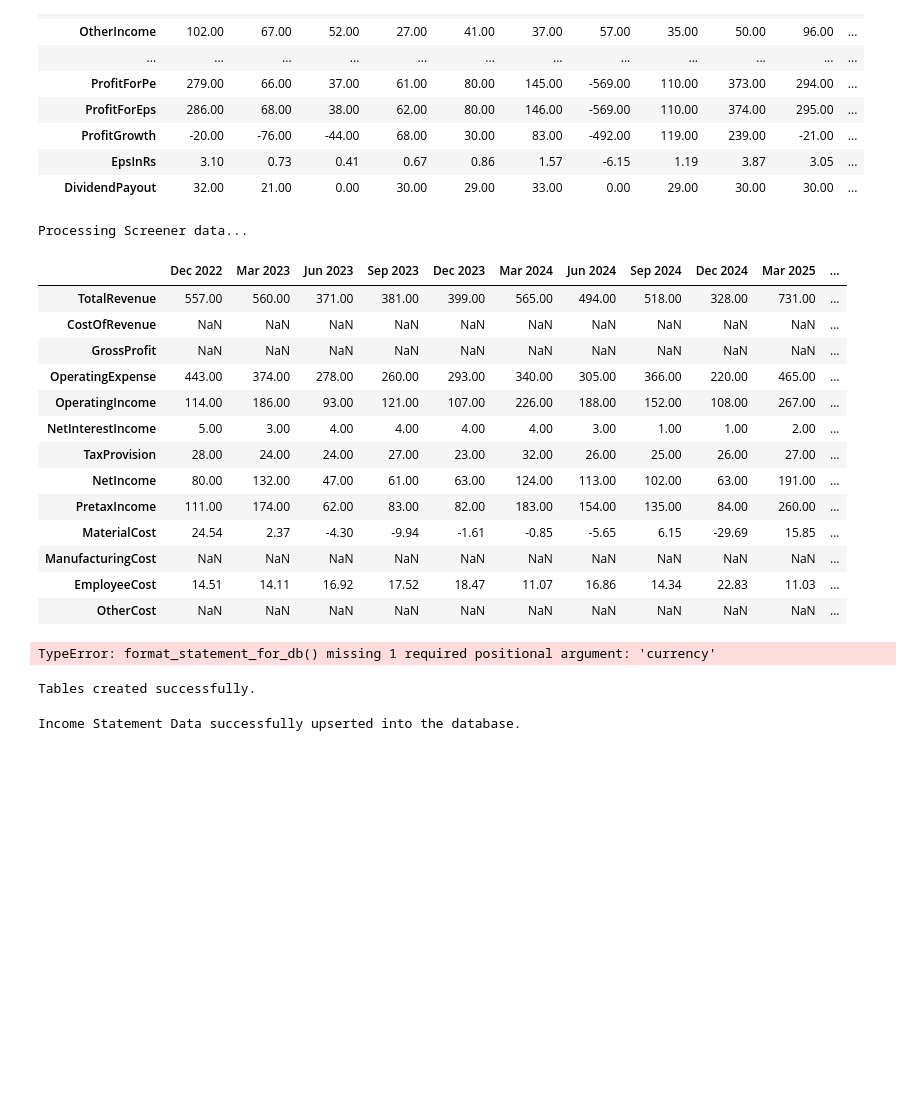
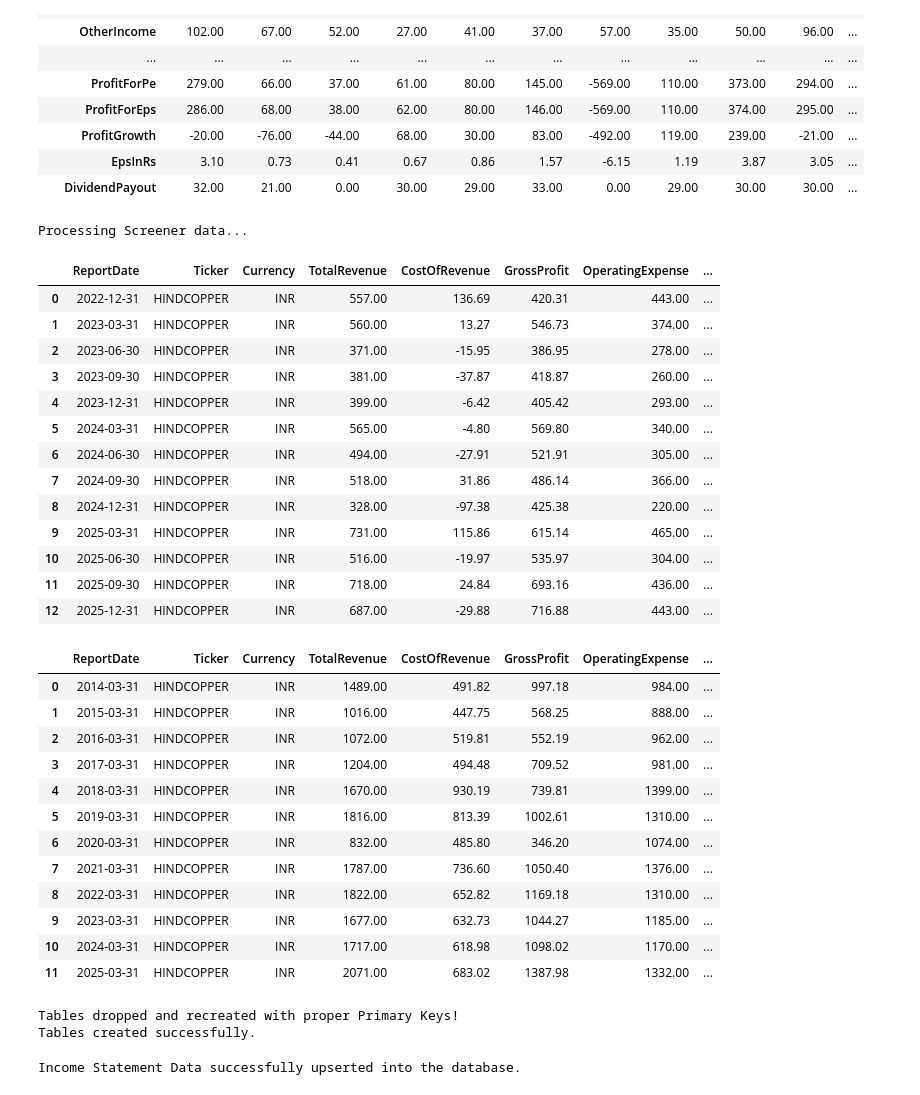
Before and after one commit to ashishmaharana188/financial_ETL_project, a Jupyter notebook: statementScrape.ipynb, the cells around one changed output. Saved outputs shown, nothing was run; the diff lists cells and outputs as text; code cells hidden in the pictures; blank space fills up the shorter version.

```diff
--- a/statementScrape.ipynb
+++ b/statementScrape.ipynb
@@ -681,50 +681,62 @@ elif use_yfinance:
 
     clean_yearly_income_statement = format_statement_for_db(
         dfIncomeStatementY, ittelson_income_statement_columns,tickerName.ticker,currency=stmt_currency,multiplier=stmt_multiplier, transpose=True)
     display(clean_yearly_income_statement)
 else:
     print("Processing Screener data...")
 
     stmt_currency = 'INR'
     stmt_multiplier = 10.0
 
     #include extra keys with normalization for further calulation - keys will be dropped at format_statement_for_db call
     keys_to_fetch = ittelson_income_statement_columns + [
         'PretaxIncome', 'MaterialCost', 'ManufacturingCost', 'EmployeeCost', 'OtherCost'
     ]
 
     df_normalize_Q = map_statement_via_dictionary(dfIncomeStatementQ, normalized_is_synonym_map, keys_to_fetch)
     df_normalize_Y = map_statement_via_dictionary(dfIncomeStatementY, normalized_is_synonym_map, keys_to_fetch).iloc[:,:-1]
-    display(df_normalize_Q)
 
     dfIncomeStatementQ_calc = apply_income_statement_fallbacks(df_normalize_Q, ittelson_income_statement_columns)
     clean_quarterly_income_statement = format_statement_for_db(
         dfIncomeStatementQ_calc, ittelson_income_statement_columns,tickerName.ticker,currency=stmt_currency,multiplier=stmt_multiplier, transpose=True)
     display(clean_quarterly_income_statement)
 
     dfIncomeStatementY_calc = apply_income_statement_fallbacks(df_normalize_Y, ittelson_income_statement_columns)
     clean_yearly_income_statement = format_statement_for_db(
         dfIncomeStatementY_calc, ittelson_income_statement_columns, tickerName.ticker,currency=stmt_currency, multiplier=stmt_multiplier,transpose=True
         )
     display(clean_yearly_income_statement)
 # %% [output]
 Processing Screener data...
-|  | Dec 2022 | Mar 2023 | Jun 2023 | Sep 2023 | Dec 2023 | Mar 2024 | Jun 2024 | Sep 2024 | Dec 2024 | Mar 2025 | ... |
-| TotalRevenue | 557.00 | 560.00 | 371.00 | 381.00 | 399.00 | 565.00 | 494.00 | 518.00 | 328.00 | 731.00 | ... |
-| CostOfRevenue | NaN | NaN | NaN | NaN | NaN | NaN | NaN | NaN | NaN | NaN | ... |
-| GrossProfit | NaN | NaN | NaN | NaN | NaN | NaN | NaN | NaN | NaN | NaN | ... |
-| OperatingExpense | 443.00 | 374.00 | 278.00 | 260.00 | 293.00 | 340.00 | 305.00 | 366.00 | 220.00 | 465.00 | ... |
-| OperatingIncome | 114.00 | 186.00 | 93.00 | 121.00 | 107.00 | 226.00 | 188.00 | 152.00 | 108.00 | 267.00 | ... |
-| NetInterestIncome | 5.00 | 3.00 | 4.00 | 4.00 | 4.00 | 4.00 | 3.00 | 1.00 | 1.00 | 2.00 | ... |
-| TaxProvision | 28.00 | 24.00 | 24.00 | 27.00 | 23.00 | 32.00 | 26.00 | 25.00 | 26.00 | 27.00 | ... |
-| NetIncome | 80.00 | 132.00 | 47.00 | 61.00 | 63.00 | 124.00 | 113.00 | 102.00 | 63.00 | 191.00 | ... |
-| PretaxIncome | 111.00 | 174.00 | 62.00 | 83.00 | 82.00 | 183.00 | 154.00 | 135.00 | 84.00 | 260.00 | ... |
-| MaterialCost | 24.54 | 2.37 | -4.30 | -9.94 | -1.61 | -0.85 | -5.65 | 6.15 | -29.69 | 15.85 | ... |
-| ManufacturingCost | NaN | NaN | NaN | NaN | NaN | NaN | NaN | NaN | NaN | NaN | ... |
-| EmployeeCost | 14.51 | 14.11 | 16.92 | 17.52 | 18.47 | 11.07 | 16.86 | 14.34 | 22.83 | 11.03 | ... |
-| OtherCost | NaN | NaN | NaN | NaN | NaN | NaN | NaN | NaN | NaN | NaN | ... |
+|  | ReportDate | Ticker | Currency | TotalRevenue | CostOfRevenue | GrossProfit | OperatingExpense | ... |
+| 0 | 2022-12-31 | HINDCOPPER | INR | 557.00 | 136.69 | 420.31 | 443.00 | ... |
+| 1 | 2023-03-31 | HINDCOPPER | INR | 560.00 | 13.27 | 546.73 | 374.00 | ... |
+| 2 | 2023-06-30 | HINDCOPPER | INR | 371.00 | -15.95 | 386.95 | 278.00 | ... |
+| 3 | 2023-09-30 | HINDCOPPER | INR | 381.00 | -37.87 | 418.87 | 260.00 | ... |
+| 4 | 2023-12-31 | HINDCOPPER | INR | 399.00 | -6.42 | 405.42 | 293.00 | ... |
+| 5 | 2024-03-31 | HINDCOPPER | INR | 565.00 | -4.80 | 569.80 | 340.00 | ... |
+| 6 | 2024-06-30 | HINDCOPPER | INR | 494.00 | -27.91 | 521.91 | 305.00 | ... |
+| 7 | 2024-09-30 | HINDCOPPER | INR | 518.00 | 31.86 | 486.14 | 366.00 | ... |
+| 8 | 2024-12-31 | HINDCOPPER | INR | 328.00 | -97.38 | 425.38 | 220.00 | ... |
+| 9 | 2025-03-31 | HINDCOPPER | INR | 731.00 | 115.86 | 615.14 | 465.00 | ... |
+| 10 | 2025-06-30 | HINDCOPPER | INR | 516.00 | -19.97 | 535.97 | 304.00 | ... |
+| 11 | 2025-09-30 | HINDCOPPER | INR | 718.00 | 24.84 | 693.16 | 436.00 | ... |
+| 12 | 2025-12-31 | HINDCOPPER | INR | 687.00 | -29.88 | 716.88 | 443.00 | ... |
-TypeError: format_statement_for_db() missing 1 required positional argument: 'currency'
+|  | ReportDate | Ticker | Currency | TotalRevenue | CostOfRevenue | GrossProfit | OperatingExpense | ... |
+| 0 | 2014-03-31 | HINDCOPPER | INR | 1489.00 | 491.82 | 997.18 | 984.00 | ... |
+| 1 | 2015-03-31 | HINDCOPPER | INR | 1016.00 | 447.75 | 568.25 | 888.00 | ... |
+| 2 | 2016-03-31 | HINDCOPPER | INR | 1072.00 | 519.81 | 552.19 | 962.00 | ... |
+| 3 | 2017-03-31 | HINDCOPPER | INR | 1204.00 | 494.48 | 709.52 | 981.00 | ... |
+| 4 | 2018-03-31 | HINDCOPPER | INR | 1670.00 | 930.19 | 739.81 | 1399.00 | ... |
+| 5 | 2019-03-31 | HINDCOPPER | INR | 1816.00 | 813.39 | 1002.61 | 1310.00 | ... |
+| 6 | 2020-03-31 | HINDCOPPER | INR | 832.00 | 485.80 | 346.20 | 1074.00 | ... |
+| 7 | 2021-03-31 | HINDCOPPER | INR | 1787.00 | 736.60 | 1050.40 | 1376.00 | ... |
+| 8 | 2022-03-31 | HINDCOPPER | INR | 1822.00 | 652.82 | 1169.18 | 1310.00 | ... |
+| 9 | 2023-03-31 | HINDCOPPER | INR | 1677.00 | 632.73 | 1044.27 | 1185.00 | ... |
+| 10 | 2024-03-31 | HINDCOPPER | INR | 1717.00 | 618.98 | 1098.02 | 1170.00 | ... |
+| 11 | 2025-03-31 | HINDCOPPER | INR | 2071.00 | 683.02 | 1387.98 | 1332.00 | ... |
 # %%
+
 
 
 metadata = MetaData(schema='public')
@@ -750,6 +762,7 @@ yearly_income_statement = Table(
     'yearly_income_statement', metadata,
     Column('Ticker', String(50), primary_key=True),
     Column('ReportDate', Date, primary_key=True),
+    Column('Currency', String(10)),
     Column('TotalRevenue', Numeric),
     Column('CostOfRevenue', Numeric),
     Column('GrossProfit', Numeric),
@@ -760,10 +773,21 @@ yearly_income_statement = Table(
     Column('NetIncome', Numeric)
 )
 
-#Build the table in the database
+
+## Drop the old tables
+#quarterly_income_statement.drop(engine, checkfirst=True)
+#yearly_income_statement.drop(engine, checkfirst=True)
+
+## Create the new tables with the Primary Keys
+#metadata.create_all(engine)
+#print("Tables dropped and recreated with proper Primary Keys!")
+##Build the table in the database
+
+
 
 print("Tables created successfully.")
 # %% [output]
+Tables dropped and recreated with proper Primary Keys!
 Tables created successfully.
 # %%
 
```
Also changed, not shown: parts of 1 cell of this notebook, 17 other files.
